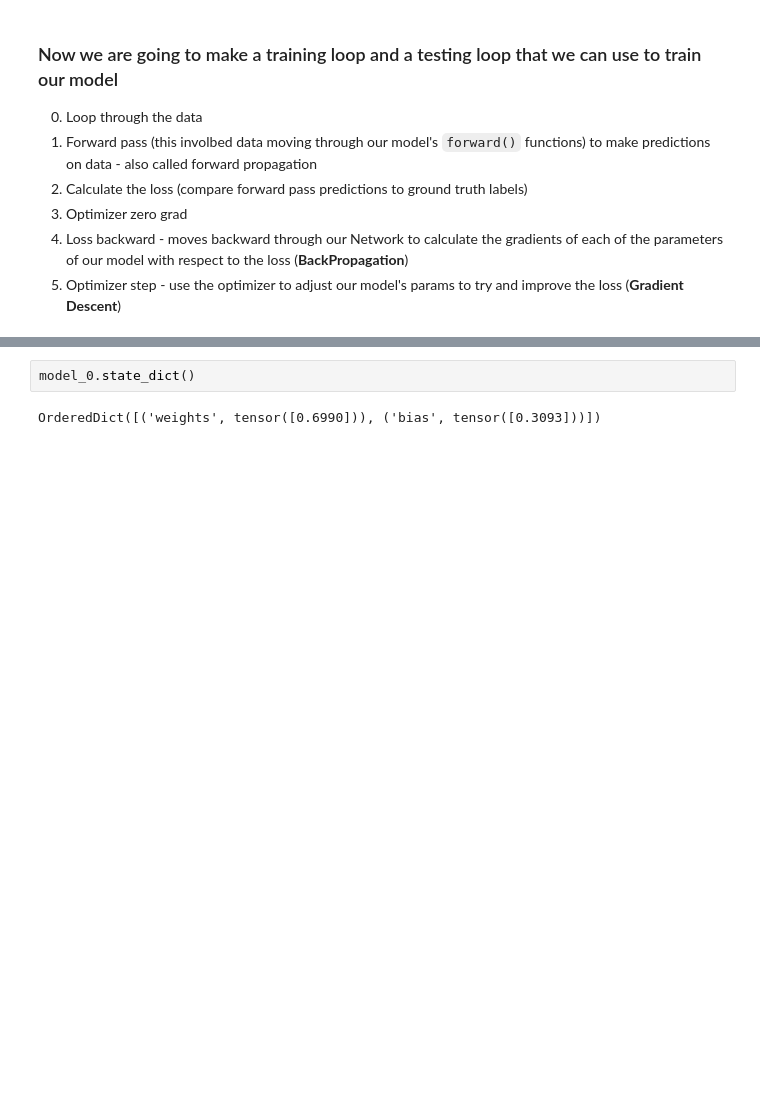
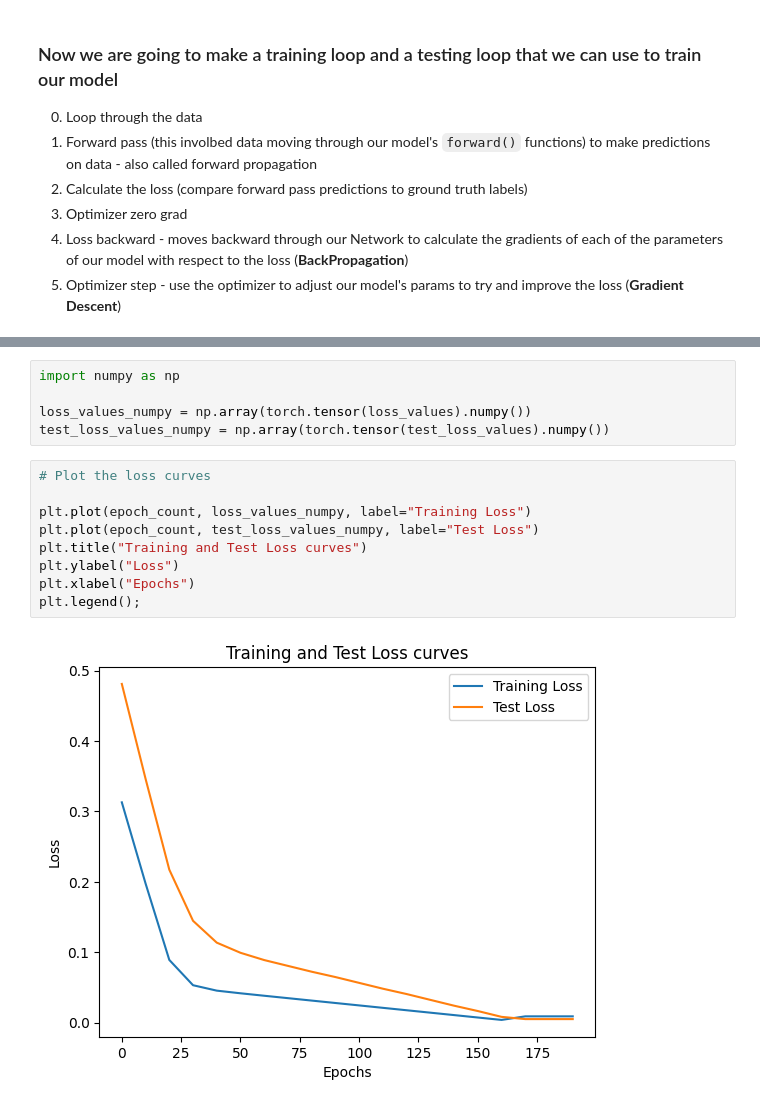
Before and after one commit to BurnTheBunsen/pytorch-deep-learning-test, a Jupyter notebook: Pytorch_Workflow_Test.ipynb, the cells around one changed output, grey strips where cells are left out. Cells and saved outputs as stored; diff of their text form; blank space fills up the shorter version.

```diff
--- a/Pytorch_Workflow_Test.ipynb
+++ b/Pytorch_Workflow_Test.ipynb
@@ -344,7 +366,19 @@ OrderedDict({'weights': tensor([0.6995]), 'bias': tensor([0.3005])})
-# %%
-model_0.state_dict()
-# %% [output]
-OrderedDict([('weights', tensor([0.6990])), ('bias', tensor([0.3093]))])
+# %%
+import numpy as np
+
+loss_values_numpy = np.array(torch.tensor(loss_values).numpy())
+test_loss_values_numpy = np.array(torch.tensor(test_loss_values).numpy())
+# %%
+# Plot the loss curves
+
+plt.plot(epoch_count, loss_values_numpy, label="Training Loss")
+plt.plot(epoch_count, test_loss_values_numpy, label="Test Loss")
+plt.title("Training and Test Loss curves")
+plt.ylabel("Loss")
+plt.xlabel("Epochs")
+plt.legend();
+# %% [output]
+[figure, added]
 # %%
 with torch.inference_mode():
   y_preds_new = model_0(X_test)
```
Also changed, not shown: parts of 4 cells of this notebook.
